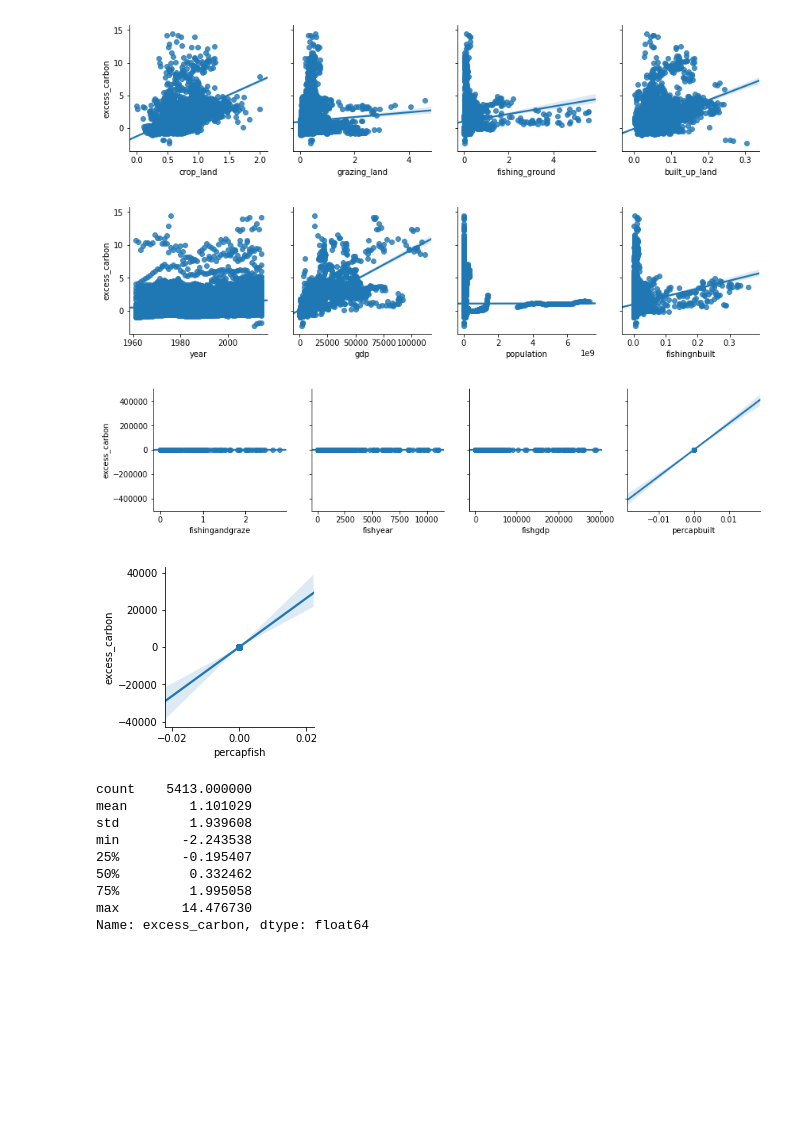
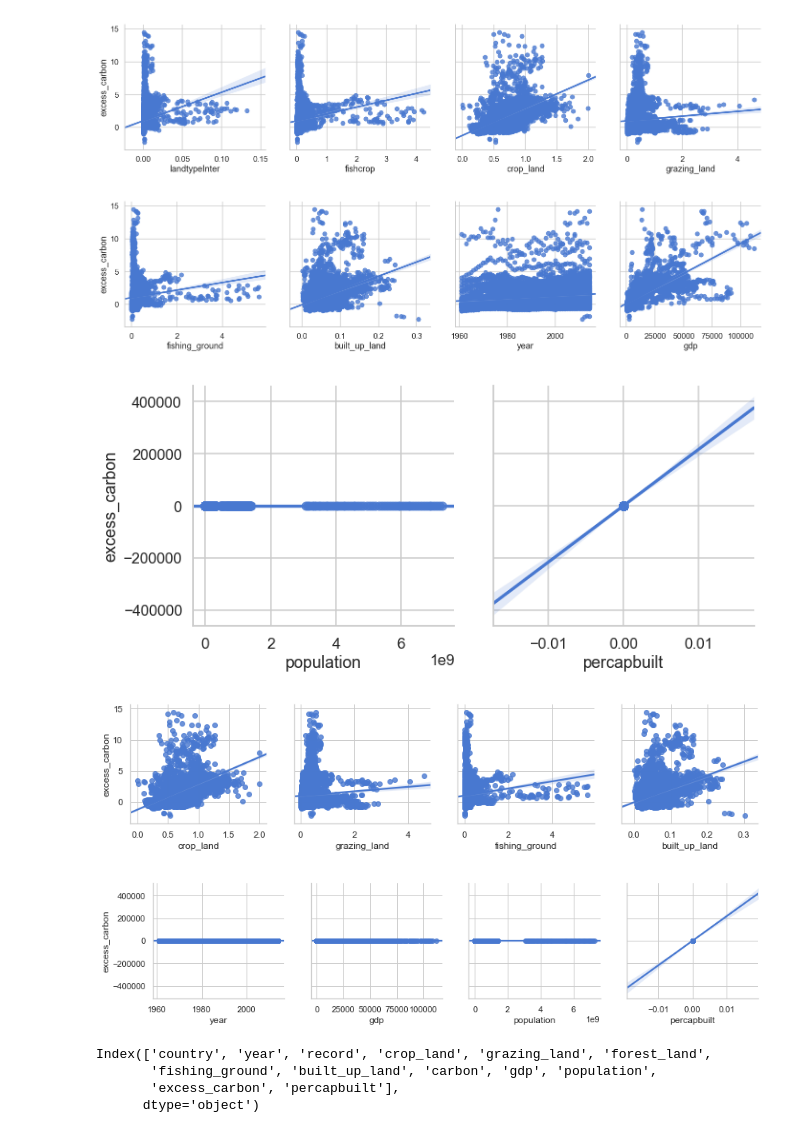
Before and after one commit to mackenziemitchell6/BigfootPrint, a Jupyter notebook: DataTransformations.ipynb, the cells around one changed output. Cells and saved outputs as stored; diff of their text form; code cells hidden in the pictures; blank space fills up the shorter version.

```diff
--- a/DataTransformations.ipynb
+++ b/DataTransformations.ipynb
@@ -1,17 +1,20 @@
 # %%
+#create at least 4 new variables
+#population: create categorical
 import pandas as pd
 import matplotlib.pyplot as plt
 import statsmodels.api as sm
 import statsmodels.formula.api as smf
 import scipy.stats as stats
 import pandas as pd
-import scipy.stats as sci
 import numpy as np
 import seaborn as sns
 import pickle
 import warnings
 warnings.filterwarnings("ignore")
 pd.set_option('display.max_columns', 300)
+sns.set(style='whitegrid',palette='muted', color_codes=True)
+sns.set_context('talk')
 # %%
 with open('df.pickle','rb') as file:
     df=pickle.load(file)
@@ -35,10 +29,0 @@ df.shape
-# %%
-sns.distplot(df['excess_carbon'], bins=30,)
-df['excess_carbon'].describe()
-df['%fishing2built']=df['fishing_ground']/df['built_up_land']
-df['fishingnbuilt']=df['fishing_ground']*df['built_up_land']
-df['fishingandgraze']=df['fishing_ground']*df['grazing_land']
-df['fishyear']=df['fishing_ground']*df['year']
-df['fishgdp']=df['fishing_ground']*df['gdp']
-df['percapbuilt']=df['built_up_land']/df['population']
-df['percapfish']=df['fishing_ground']/df['population']
@@ -46,0 +30,5 @@ df['percapfish']=df['fishing_ground']/df['population']
+# %%
+df['percapbuilt']=df['built_up_land']/df['population']
+df['landtypeInter']=df['crop_land']*df['grazing_land']*df['fishing_ground']*df['built_up_land']
+#ALSO ENGINEERED THE FEATURE EXCESS_CARBON
+df['fishcrop']=df['fishing_ground']*df['crop_land']
@@ -47,25 +60,28 @@ df['percapfish']=df['fishing_ground']/df['population']
+# %%
+features=['landtypeInter','fishcrop','crop_land','grazing_land','fishing_ground','built_up_land','year','gdp','population','percapbuilt']
+n = 4
+row_groups= [features[i:i+n] for i in range(0, len(features), n) ]
+for i in row_groups:
+    sns.pairplot(df, y_vars='excess_carbon',x_vars=i,kind='reg',height=5)
+# %% [output]
+[figure, added]
+[figure, added]
+[figure, added]
 # %%
-features=['crop_land','grazing_land','fishing_ground','built_up_land','year','gdp','population','fishingnbuilt','fishingandgraze','fishyear','fishgdp','percapbuilt','percapfish']
+features=['crop_land','grazing_land','fishing_ground','built_up_land','year','gdp','population','percapbuilt']
 n = 4
 row_groups= [features[i:i+n] for i in range(0, len(features), n) ]
-# sns.lmplot(x='crop_land', y='carbon',data=dfa,fit_reg=True)
 for i in row_groups:
     sns.pairplot(data=df, y_vars=['excess_carbon'],x_vars=i,kind='reg',height=3)
 # %% [output]
-[figure, old version]
+[figure, new version]
-[figure, old version]
+[figure, new version]
-[figure, removed]
-[figure, removed]
 # %%
 df['excess_carbon'].describe()
 # dfa.hist(column=['carbon'], bins=30)
+df.columns
 # %% [output]
-count    5413.000000
-mean        1.101029
-std         1.939608
-min        -2.243538
-25%        -0.195407
-50%         0.332462
-75%         1.995058
-max        14.476730
-Name: excess_carbon, dtype: float64
+Index(['country', 'year', 'record', 'crop_land', 'grazing_land', 'forest_land',
+       'fishing_ground', 'built_up_land', 'carbon', 'gdp', 'population',
+       'excess_carbon', 'percapbuilt'],
+      dtype='object')
```
Also changed, not shown: parts of 22 cells of this notebook, 6 other files.
